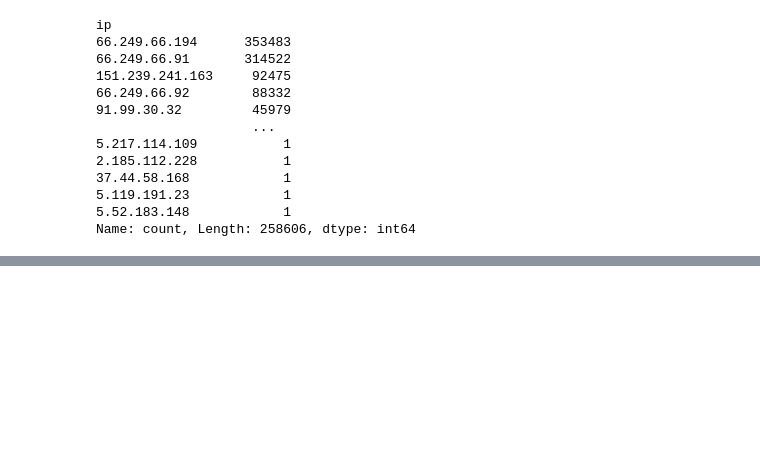
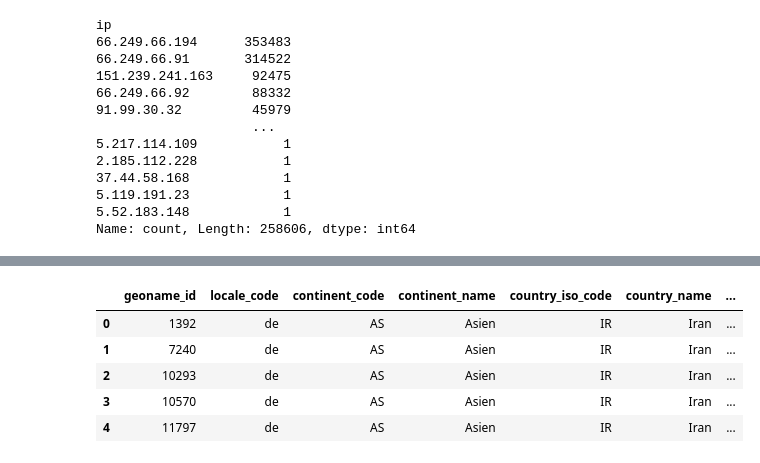
Before and after one commit to Flenz42/HSD-DAW-Pandas-SS23, a Jupyter notebook: project.ipynb, the cells around one changed output, grey strips where cells are left out. Drawn from its saved outputs; the diff is of its cells as text; code cells hidden in the pictures; blank space fills up the shorter version.

```diff
--- a/project.ipynb
+++ b/project.ipynb
@@ -111,0 +184,10 @@ Name: count, Length: 258606, dtype: int64
+# %%
+locations = pd.read_csv('data/geo-city/GeoLite2-City-Locations-de.csv')
+locations.head()
+# %% [output]
+|  | geoname_id | locale_code | continent_code | continent_name | country_iso_code | country_name | ... |
+| 0 | 1392 | de | AS | Asien | IR | Iran | ... |
+| 1 | 7240 | de | AS | Asien | IR | Iran | ... |
+| 2 | 10293 | de | AS | Asien | IR | Iran | ... |
+| 3 | 10570 | de | AS | Asien | IR | Iran | ... |
+| 4 | 11797 | de | AS | Asien | IR | Iran | ... |
```
Also changed, not shown: parts of 17 cells of this notebook, 2 other files.
